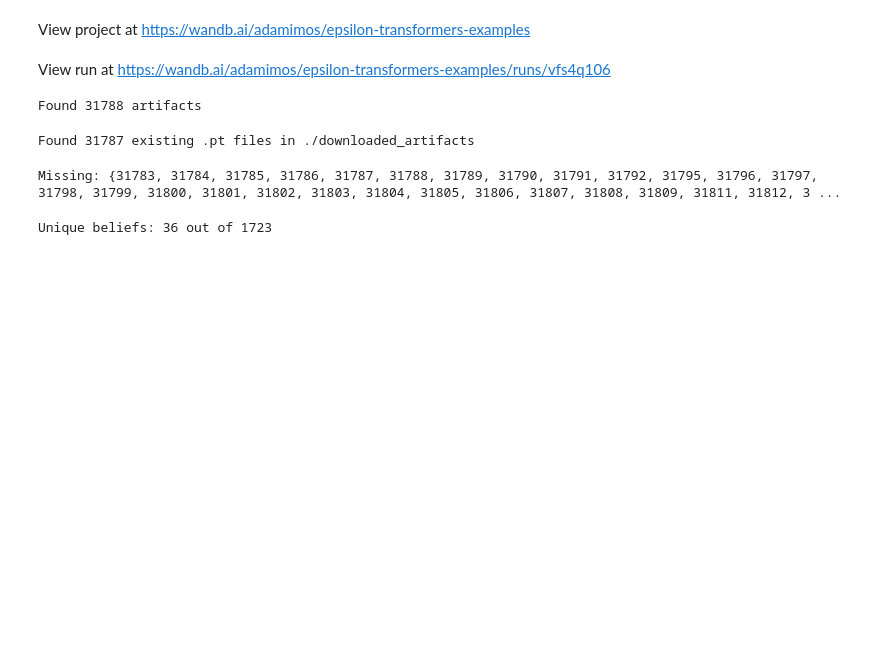
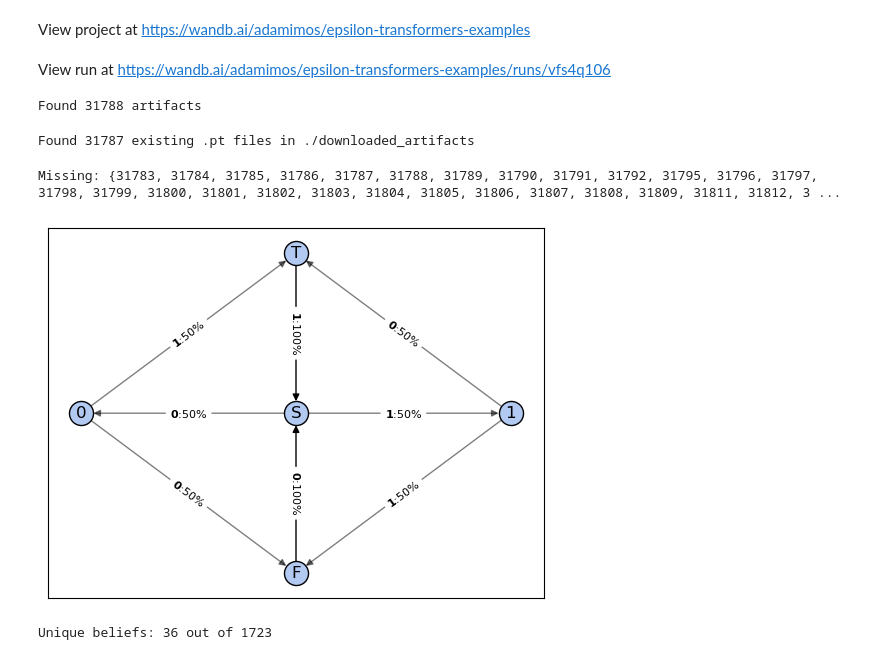
Before and after one commit to adamimos/epsilon-transformers, a Jupyter notebook: examples/rrxor.ipynb, the cells around one changed output. Cells and saved outputs as stored; diff of their text form; code cells hidden in the pictures; blank space fills up the shorter version.

```diff
--- a/examples/rrxor.ipynb
+++ b/examples/rrxor.ipynb
@@ -56 +113,7 @@ Missing: {31783, 31784, 31785, 31786, 31787, 31788, 31789, 31790, 31791, 31792,
+# %%
+from epsilon_transformers.visualization.graph import transition_matrix_to_graph, visualize_graph
+graph = transition_matrix_to_graph(transition_matrix=process.transition_matrix,state_names=process.state_names_dict)
+visualize_graph(graph, draw_mixed_state=True, layout='spectral')
+# %% [output]
+[figure, added]
 # %%
```
Also changed, not shown: parts of 7 cells of this notebook.
